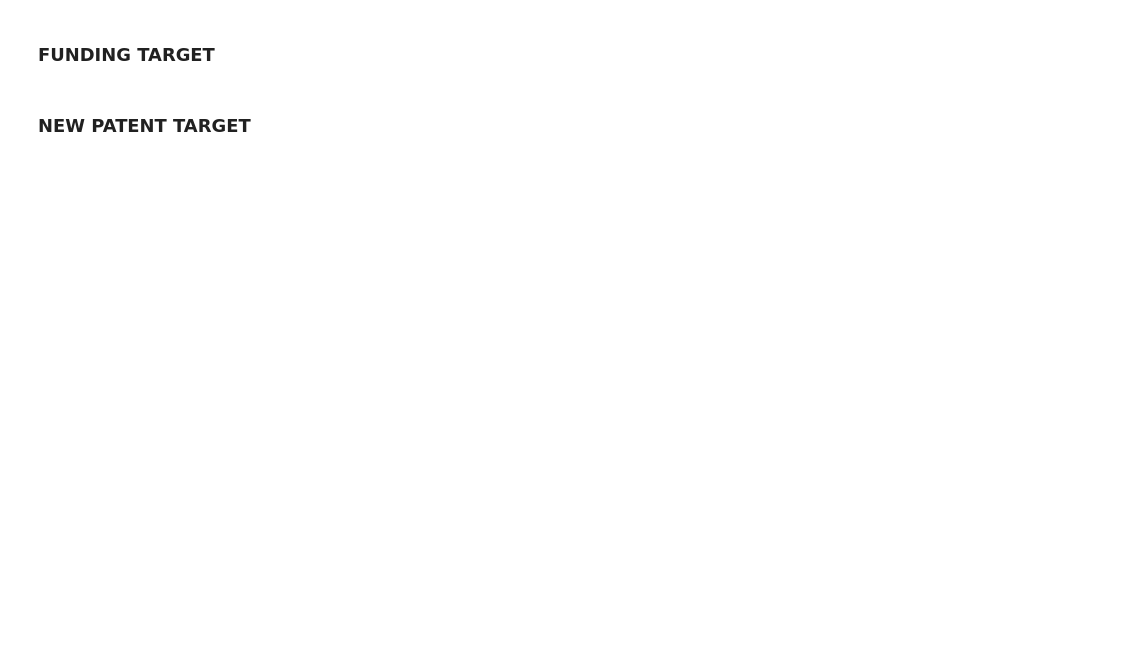
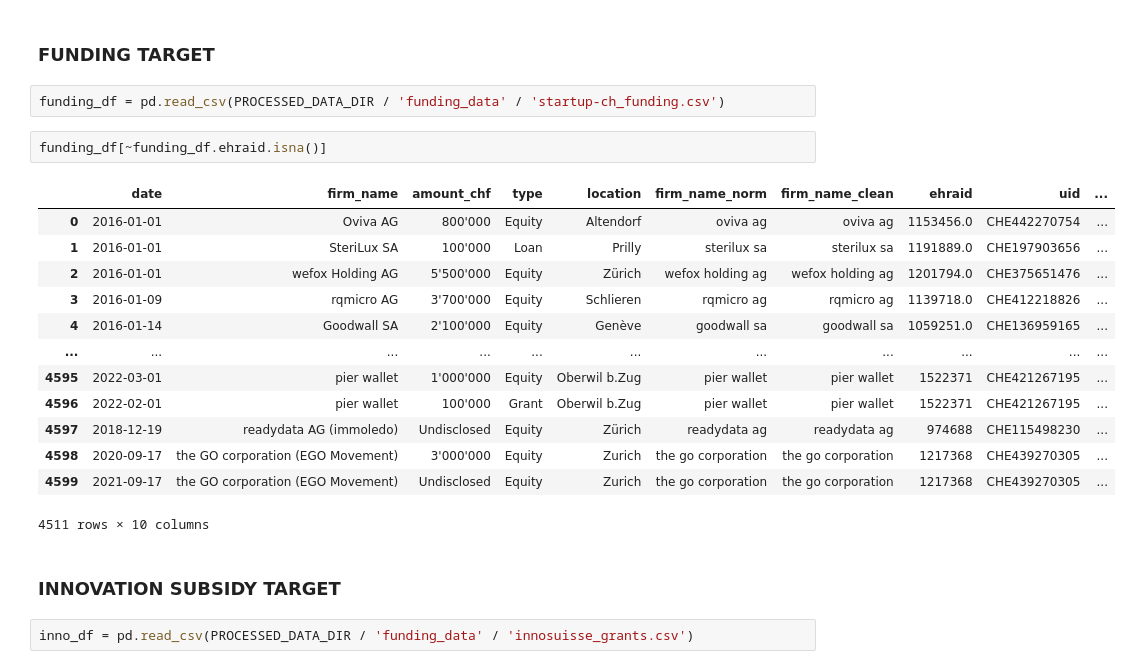
Before and after one commit to MaBlock7/company_success_prediction, a Jupyter notebook: success_prediction/zefix_feature_engineering.ipynb, the cells around one changed output. Saved outputs shown, nothing was run; the diff lists cells and outputs as text; blank space fills up the shorter version.

```diff
--- a/success_prediction/zefix_feature_engineering.ipynb
+++ b/success_prediction/zefix_feature_engineering.ipynb
@@ -1118,4 +1164,24 @@ with connect_database() as con:
 # %% [markdown]
 ### FUNDING TARGET
+# %%
+funding_df = pd.read_csv(PROCESSED_DATA_DIR / 'funding_data' / 'startup-ch_funding.csv')
+# %%
+funding_df[~funding_df.ehraid.isna()]
+# %% [output]
+|  | date | firm_name | amount_chf | type | location | firm_name_norm | firm_name_clean | ehraid | uid | ... |
+| 0 | 2016-01-01 | Oviva AG | 800'000 | Equity | Altendorf | oviva ag | oviva ag | 1153456.0 | CHE442270754 | ... |
+| 1 | 2016-01-01 | SteriLux SA | 100'000 | Loan | Prilly | sterilux sa | sterilux sa | 1191889.0 | CHE197903656 | ... |
+| 2 | 2016-01-01 | wefox Holding AG | 5'500'000 | Equity | Zürich | wefox holding ag | wefox holding ag | 1201794.0 | CHE375651476 | ... |
+| 3 | 2016-01-09 | rqmicro AG | 3'700'000 | Equity | Schlieren | rqmicro ag | rqmicro ag | 1139718.0 | CHE412218826 | ... |
+| 4 | 2016-01-14 | Goodwall SA | 2'100'000 | Equity | Genève | goodwall sa | goodwall sa | 1059251.0 | CHE136959165 | ... |
+| ... | ... | ... | ... | ... | ... | ... | ... | ... | ... | ... |
+| 4595 | 2022-03-01 | pier wallet | 1'000'000 | Equity | Oberwil b.Zug | pier wallet | pier wallet | 1522371 | CHE421267195 | ... |
+| 4596 | 2022-02-01 | pier wallet | 100'000 | Grant | Oberwil b.Zug | pier wallet | pier wallet | 1522371 | CHE421267195 | ... |
+| 4597 | 2018-12-19 | readydata AG (immoledo) | Undisclosed | Equity | Zürich | readydata ag | readydata ag | 974688 | CHE115498230 | ... |
+| 4598 | 2020-09-17 | the GO corporation (EGO Movement) | 3'000'000 | Equity | Zurich | the go corporation | the go corporation | 1217368 | CHE439270305 | ... |
+| 4599 | 2021-09-17 | the GO corporation (EGO Movement) | Undisclosed | Equity | Zurich | the go corporation | the go corporation | 1217368 | CHE439270305 | ... |
+4511 rows × 10 columns
 # %% [markdown]
-### NEW PATENT TARGET
+### INNOVATION SUBSIDY TARGET
+# %%
+inno_df = pd.read_csv(PROCESSED_DATA_DIR / 'funding_data' / 'innosuisse_grants.csv')
```
Also changed, not shown: parts of 11 cells of this notebook, 4 other files.
